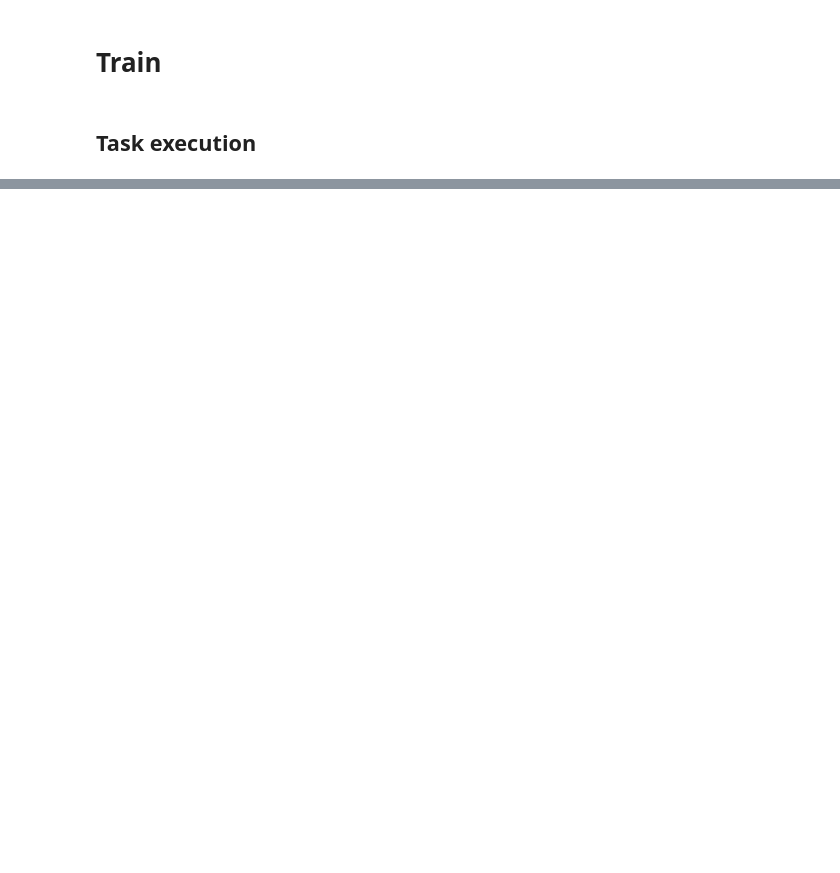
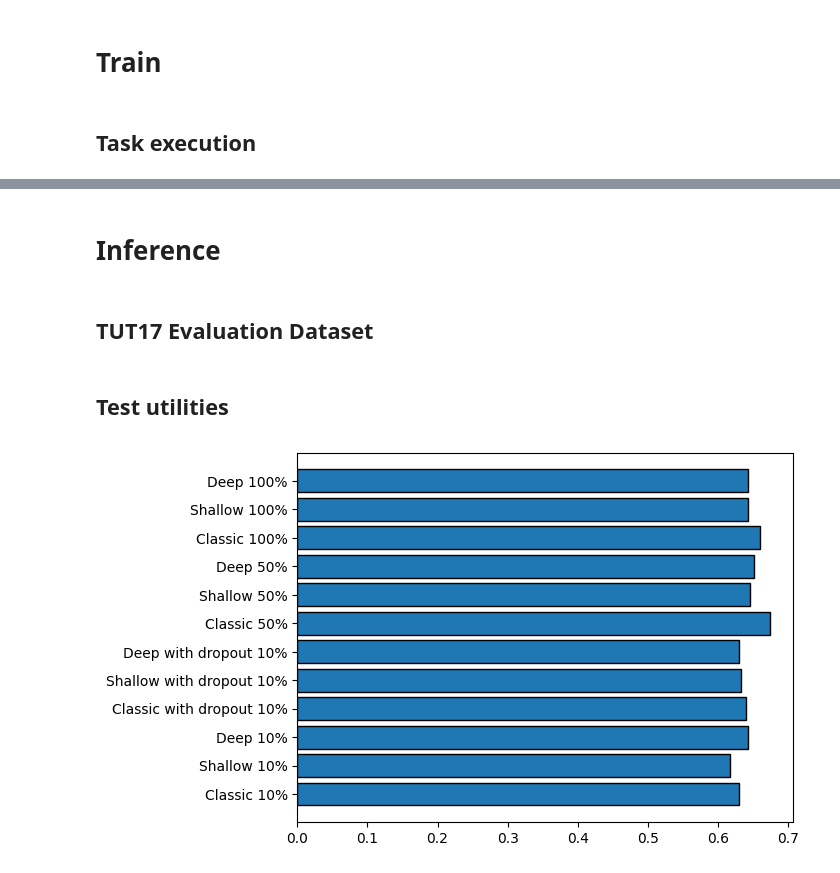
Before and after one commit to AldoBarca/Progetto-CCAI-Barca_Cerruto_Traina, a Jupyter notebook: Progetto/CCAI.ipynb, the cells around one changed output, grey strips where cells are left out. Cells and saved outputs as stored; diff of their text form; code cells hidden in the pictures; blank space fills up the shorter version.

```diff
--- a/Progetto/CCAI.ipynb
+++ b/Progetto/CCAI.ipynb
@@ -813,0 +1067,3 @@ if not os.path.isfile(os.path.join("./models_metrics", "dataset_100_deep_prompt_
+# %%
+for (model_type, train_frac, dropout) in task_set:
+    get_data(model_type, train_frac, metric_files, file_names, dropout, 4, 10)
@@ -813,0 +1088,4 @@ if not os.path.isfile(os.path.join("./models_metrics", "dataset_100_deep_prompt_
+# %% [markdown]
+# Inference
+# %% [markdown]
+## TUT17 Evaluation Dataset
@@ -813,0 +1134,2 @@ if not os.path.isfile(os.path.join("./models_metrics", "dataset_100_deep_prompt_
+# %% [markdown]
+## Test utilities
@@ -813,0 +1171,41 @@ if not os.path.isfile(os.path.join("./models_metrics", "dataset_100_deep_prompt_
+# %%
+models_configuration_set = [{'inference': (0, 0.1, False), 'plotting': "Classic 10%"},
+                            {'inference': (1, 0.1, False), 'plotting': "Shallow 10%"},
+                            {'inference': (2, 0.1, False), 'plotting': "Deep 10%"},
+                            {'inference': (0, 0.1, True), 'plotting': "Classic with dropout 10%"},
+                            {'inference': (1, 0.1, True), 'plotting': "Shallow with dropout 10%"},
+                            {'inference': (2, 0.1, True), 'plotting': "Deep with dropout 10%"},
+                            {'inference': (0, 0.5, False), 'plotting': "Classic 50%"},
+                            {'inference': (1, 0.5, False), 'plotting': "Shallow 50%"},
+                            {'inference': (2, 0.5, False), 'plotting': "Deep 50%"},
+                            {'inference': (0, 1, False), 'plotting': "Classic 100%"},
+                            {'inference': (1, 1, False), 'plotting': "Shallow 100%"},
+                            {'inference': (1, 1, False), 'plotting': "Deep 100%"}]
+# %%
+if not os.path.isfile(os.path.join(metric_path_var, "inference_accuracies.npy")):
+    accuracies = []
+    for item in models_configuration_set:
+        (model_type, train_frac, dropout) = item['inference']
+        # rebuild name file
+        model_name = "model_type_" + str(model_type) + "_train_frac_" + str(train_frac * 100)
+        # check if is used dropout during training
+        if dropout == True:
+            model_name += "_dropout"
+        model_name += ".pth"
+        accuracy = inference(model_type, os.path.join(checkpoint_path_var, model_name), inference_audio_path_var, inference_label_path_var)
+        accuracies.append(accuracy)
+
+    inference_dictionary = {
+        'models_configuration_set': models_configuration_set,
+        'accuracies': accuracies
+    }
+    np.save(os.path.join(metric_path_var, 'inference_accuracies.npy'), inference_dictionary)
+    labels = [item['plotting'] for item in models_configuration_set]
+    plt.barh(labels, accuracies, edgecolor = 'black')
+    plt.title("Accuracy inference")
+else:
+    inference_dictionary = np.load(os.path.join(metric_path_var, 'inference_accuracies.npy'), allow_pickle = True).item()
+    labels = [item['plotting'] for item in inference_dictionary['models_configuration_set']]
+    plt.barh(labels, inference_dictionary['accuracies'], edgecolor = 'black')
+# %% [output]
+[figure, added]
```
Also changed, not shown: parts of 47 cells of this notebook, 2 other files.
